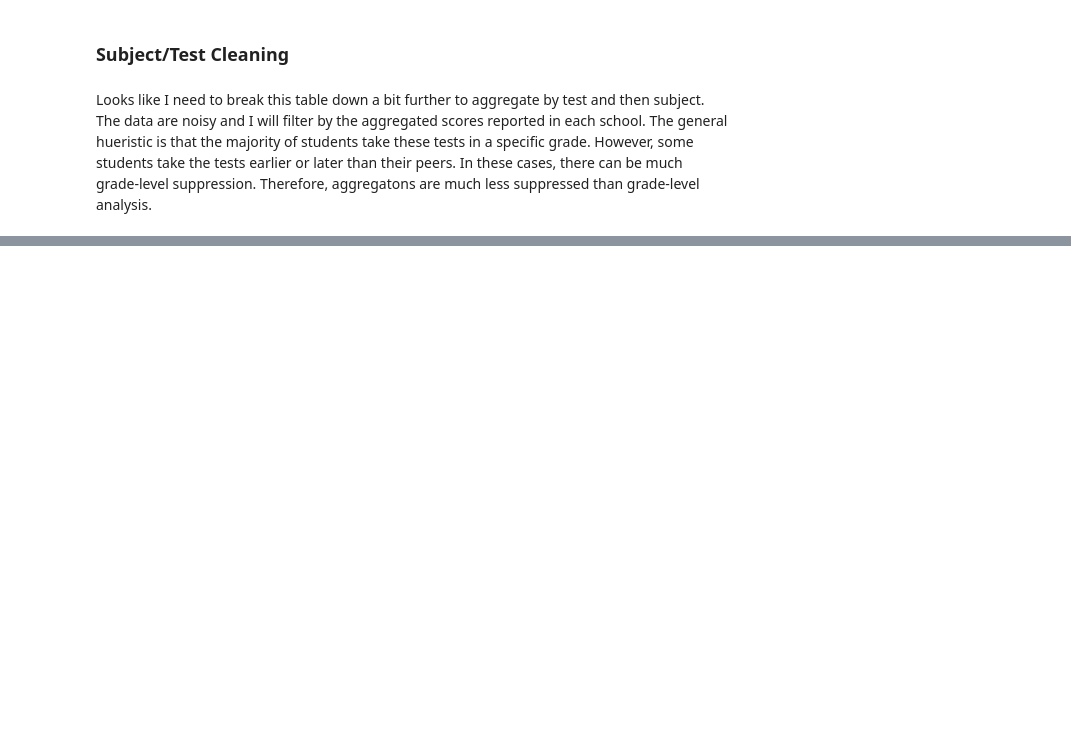
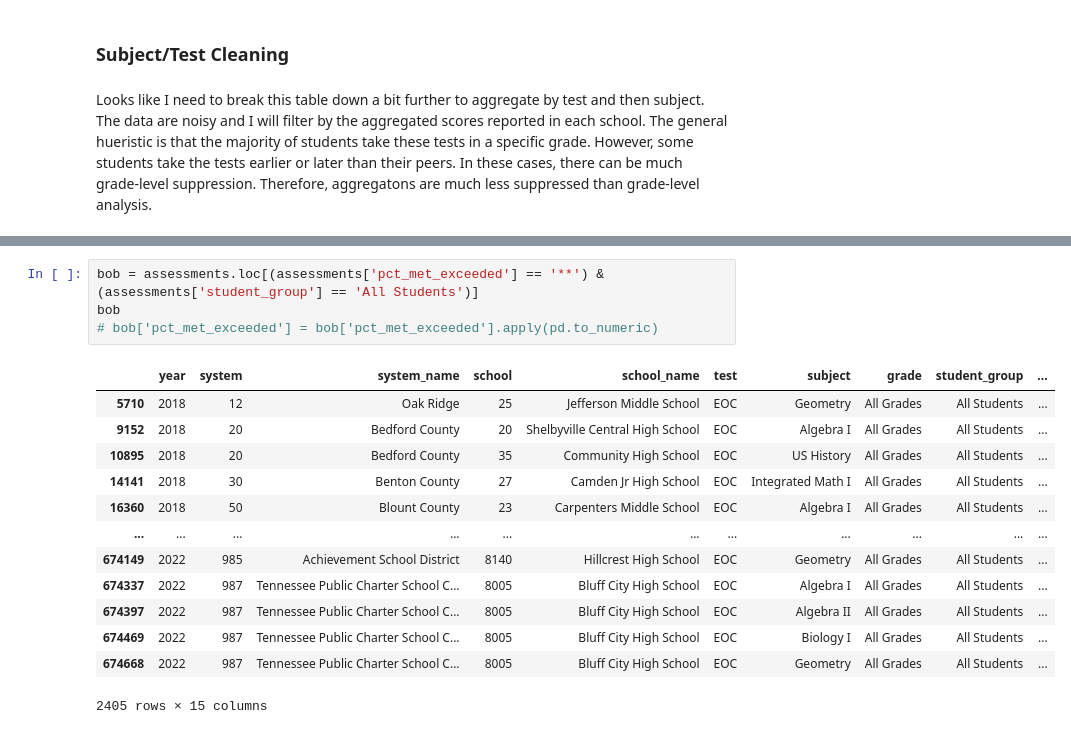
Before and after one commit to Claytor/Capstone_TN_COVID_School_Achievement_Impact, a Jupyter notebook: notebooks/school_assessments_join.ipynb, the cells around one changed output, grey strips where cells are left out. Cells and saved outputs as stored; diff of their text form; blank space fills up the shorter version.

```diff
--- a/notebooks/school_assessments_join.ipynb
+++ b/notebooks/school_assessments_join.ipynb
@@ -220,0 +222,18 @@ all_students
+# %%
+bob = assessments.loc[(assessments['pct_met_exceeded'] == '**') & (assessments['student_group'] == 'All Students')]
+bob
+# bob['pct_met_exceeded'] = bob['pct_met_exceeded'].apply(pd.to_numeric)
+# %% [output]
+|  | year | system | system_name | school | school_name | test | subject | grade | student_group | ... |
+| 5710 | 2018 | 12 | Oak Ridge | 25 | Jefferson Middle School | EOC | Geometry | All Grades | All Students | ... |
+| 9152 | 2018 | 20 | Bedford County | 20 | Shelbyville Central High School | EOC | Algebra I | All Grades | All Students | ... |
+| 10895 | 2018 | 20 | Bedford County | 35 | Community High School | EOC | US History | All Grades | All Students | ... |
+| 14141 | 2018 | 30 | Benton County | 27 | Camden Jr High School | EOC | Integrated Math I | All Grades | All Students | ... |
+| 16360 | 2018 | 50 | Blount County | 23 | Carpenters Middle School | EOC | Algebra I | All Grades | All Students | ... |
+| ... | ... | ... | ... | ... | ... | ... | ... | ... | ... | ... |
+| 674149 | 2022 | 985 | Achievement School District | 8140 | Hillcrest High School | EOC | Geometry | All Grades | All Students | ... |
+| 674337 | 2022 | 987 | Tennessee Public Charter School C... | 8005 | Bluff City High School | EOC | Algebra I | All Grades | All Students | ... |
+| 674397 | 2022 | 987 | Tennessee Public Charter School C... | 8005 | Bluff City High School | EOC | Algebra II | All Grades | All Students | ... |
+| 674469 | 2022 | 987 | Tennessee Public Charter School C... | 8005 | Bluff City High School | EOC | Biology I | All Grades | All Students | ... |
+| 674668 | 2022 | 987 | Tennessee Public Charter School C... | 8005 | Bluff City High School | EOC | Geometry | All Grades | All Students | ... |
+2405 rows × 15 columns
```
Also changed, not shown: parts of 6 cells of this notebook, 1 other file.
